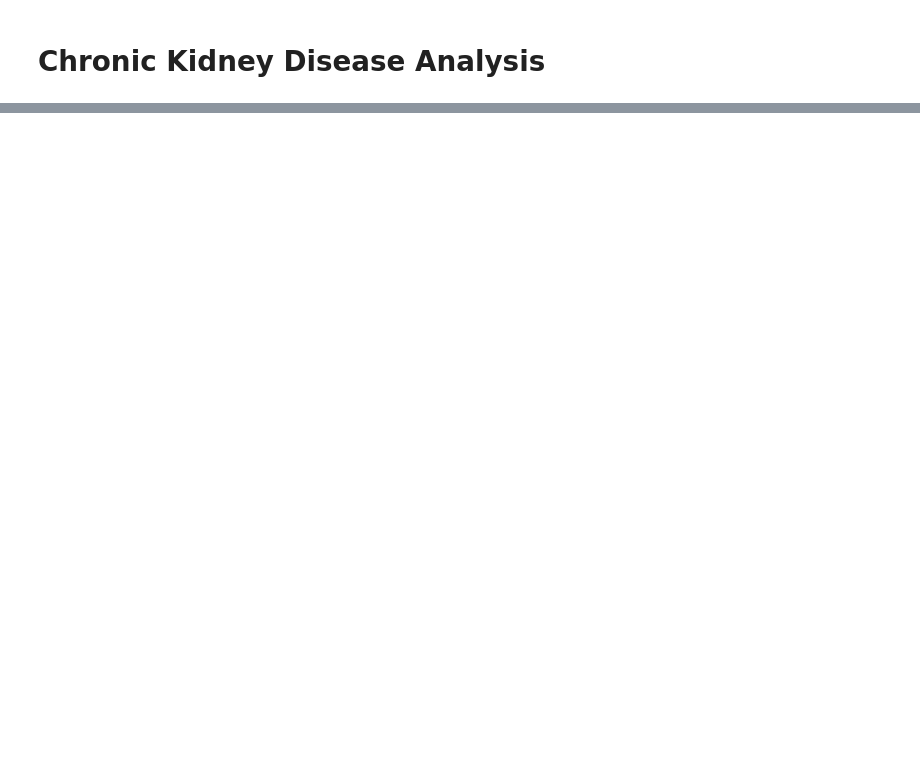
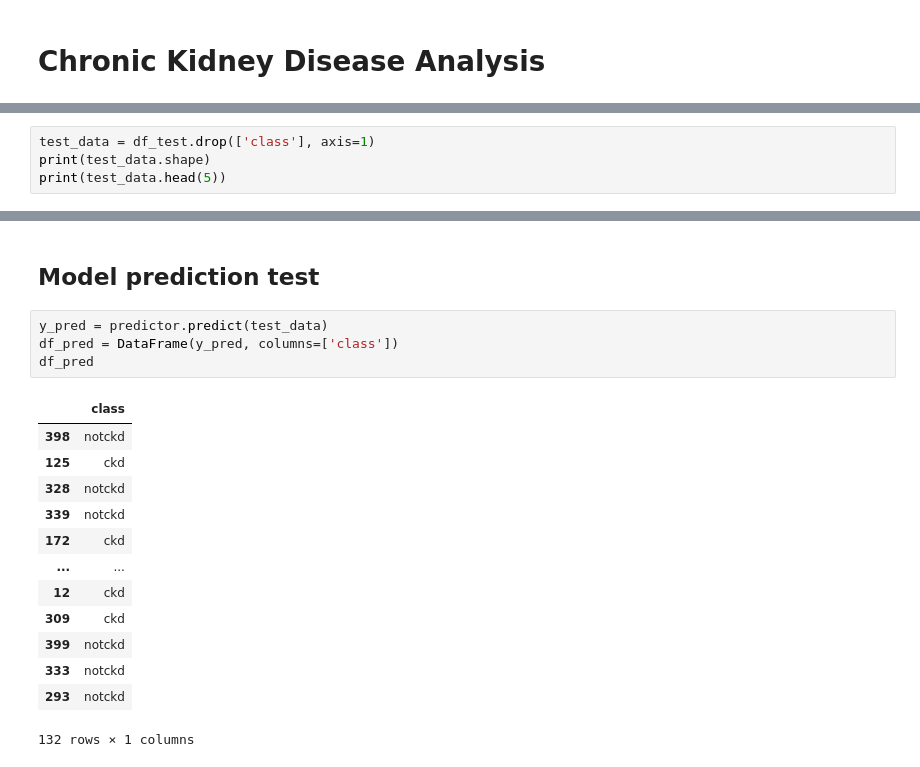
Before and after one commit to PeterHamfelt/Chronic_Kidney_Disease_Analysis, a Jupyter notebook: README.ipynb, the cells around one changed output, grey strips where cells are left out. Drawn from its saved outputs; the diff is of its cells as text; blank space fills up the shorter version.

```diff
--- a/README.ipynb
+++ b/README.ipynb
@@ -17,0 +44,4 @@ CKD.head()
+# %%
+test_data = df_test.drop(['class'], axis=1)
+print(test_data.shape)
+print(test_data.head(5))
@@ -17,0 +165,20 @@ CKD.head()
+# %% [markdown]
+## Model prediction test
+# %%
+y_pred = predictor.predict(test_data)
+df_pred = DataFrame(y_pred, columns=['class'])
+df_pred
+# %% [output]
+|  | class |
+| 398 | notckd |
+| 125 | ckd |
+| 328 | notckd |
+| 339 | notckd |
+| 172 | ckd |
+| ... | ... |
+| 12 | ckd |
+| 309 | ckd |
+| 399 | notckd |
+| 333 | notckd |
+| 293 | notckd |
+132 rows × 1 columns
```
Also changed, not shown: parts of 15 cells of this notebook, 21 other files.
